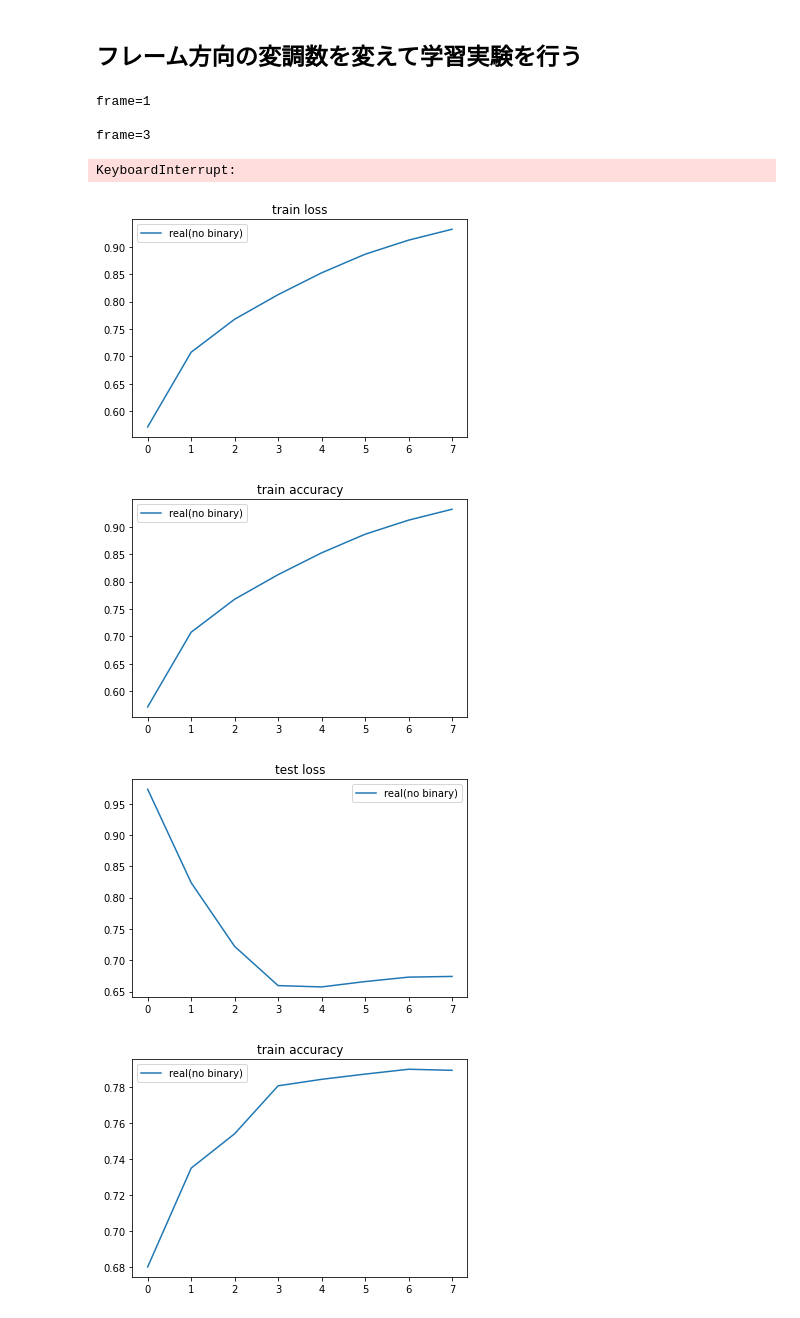
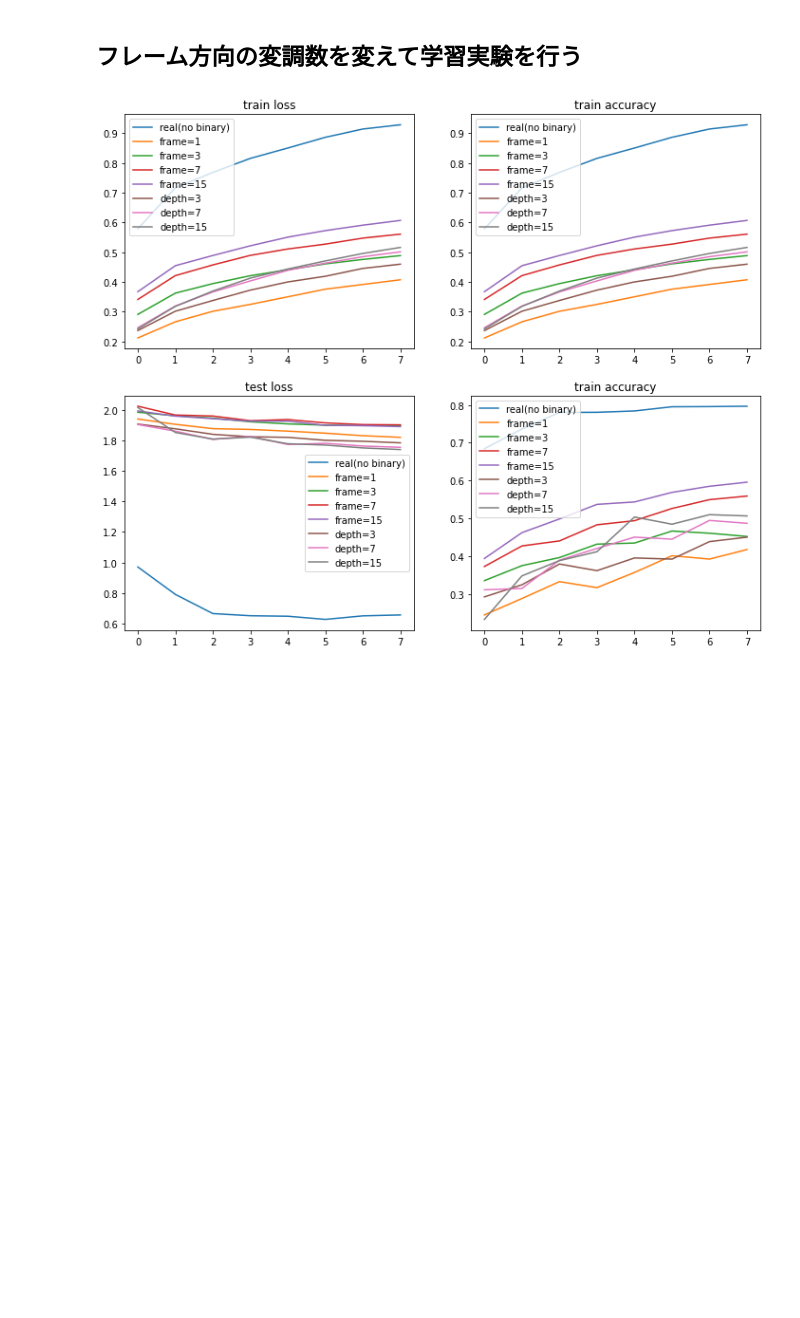
Before and after one commit to ryuz/BinaryBrain, a Jupyter notebook: samples/python/cifar10/Cifar10DenseCnn.ipynb, the cells around one changed output. Saved outputs shown, nothing was run; the diff lists cells and outputs as text; code cells hidden in the pictures; blank space fills up the shorter version.

```diff
--- a/samples/python/cifar10/Cifar10DenseCnn.ipynb
+++ b/samples/python/cifar10/Cifar10DenseCnn.ipynb
@@ -147,6 +143,9 @@ learning_pattern = [
     {'net_name': 'frame=3',         'frame_modulation_size':3,  'epochs': epochs, 'bin_mode':True},
     {'net_name': 'frame=7',         'frame_modulation_size':7,  'epochs': epochs, 'bin_mode':True},
     {'net_name': 'frame=15',        'frame_modulation_size':15, 'epochs': epochs, 'bin_mode':True},
+    {'net_name': 'depth=3',         'frame_modulation_size':3,  'epochs': epochs, 'bin_mode':True},
+    {'net_name': 'depth=7',         'frame_modulation_size':7,  'epochs': epochs, 'bin_mode':True},
+    {'net_name': 'depth=15',        'frame_modulation_size':15, 'epochs': epochs, 'bin_mode':True},
 ]
 
 result_set = {}
@@ -166,20 +165,14 @@ for ptn in learning_pattern:
         # 保存
         with open(result_file, 'wb') as f:
             pickle.dump(result_set, f)
-# %% [output]
-frame=1
-
-frame=3
-KeyboardInterrupt:
 # %%
+plt.figure(figsize=(12, 10))
 for i in range(4):
+    plt.subplot(2, 2, i+1)
     plt.title(['train loss', 'train accuracy', 'test loss', 'train accuracy'][i])
     for name in result_set:
         plt.plot(result_set[name][i], label=name)
     plt.legend()
-    plt.show()
+plt.show()
 # %% [output]
-[figure, old version]
+[figure, new version]
-[figure, removed]
-[figure, removed]
-[figure, removed]
```
Also changed, not shown: parts of 2 cells of this notebook, 1 other file.
